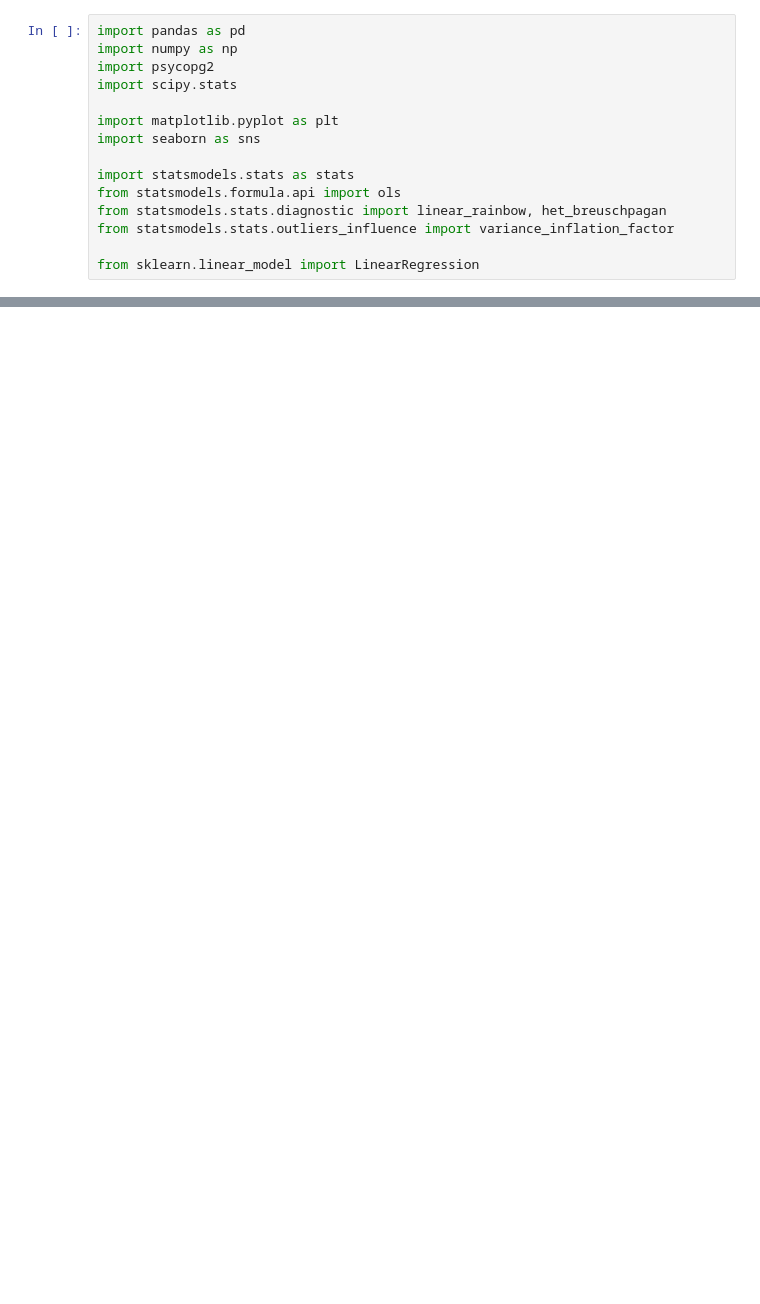
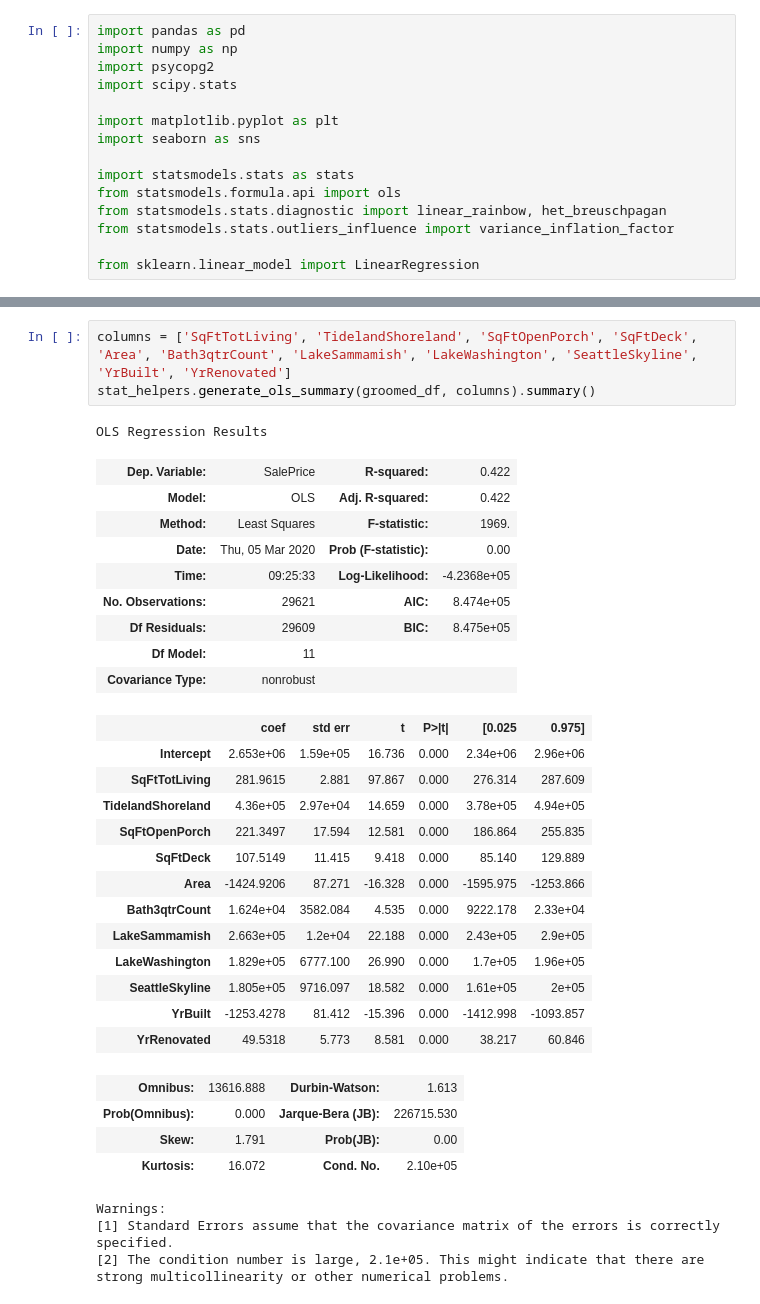
Before and after one commit to sam-thurman/king_county_housing, a Jupyter notebook: notebooks/exploratory/sam_exploratory_2.ipynb, the cells around one changed output, grey strips where cells are left out. Saved outputs shown, nothing was run; the diff lists cells and outputs as text; blank space fills up the shorter version.

```diff
--- a/notebooks/exploratory/sam_exploratory_2.ipynb
+++ b/notebooks/exploratory/sam_exploratory_2.ipynb
@@ -202,0 +203,35 @@ bootstrapped_welch_unequalsamp_bin(groomed_df, 'TidelandShoreland')
+# %%
+columns = ['SqFtTotLiving', 'TidelandShoreland', 'SqFtOpenPorch', 'SqFtDeck', 'Area', 'Bath3qtrCount', 'LakeSammamish', 'LakeWashington', 'SeattleSkyline', 'YrBuilt', 'YrRenovated']
+stat_helpers.generate_ols_summary(groomed_df, columns).summary()
+# %% [output]
+OLS Regression Results
+| Dep. Variable: | SalePrice | R-squared: | 0.422 |
+| Model: | OLS | Adj. R-squared: | 0.422 |
+| Method: | Least Squares | F-statistic: | 1969. |
+| Date: | Thu, 05 Mar 2020 | Prob (F-statistic): | 0.00 |
+| Time: | 09:25:33 | Log-Likelihood: | -4.2368e+05 |
+| No. Observations: | 29621 | AIC: | 8.474e+05 |
+| Df Residuals: | 29609 | BIC: | 8.475e+05 |
+| Df Model: | 11 |  |  |
+| Covariance Type: | nonrobust |  |  |
+|  | coef | std err | t | P>|t| | [0.025 | 0.975] |
+| Intercept | 2.653e+06 | 1.59e+05 | 16.736 | 0.000 | 2.34e+06 | 2.96e+06 |
+| SqFtTotLiving | 281.9615 | 2.881 | 97.867 | 0.000 | 276.314 | 287.609 |
+| TidelandShoreland | 4.36e+05 | 2.97e+04 | 14.659 | 0.000 | 3.78e+05 | 4.94e+05 |
+| SqFtOpenPorch | 221.3497 | 17.594 | 12.581 | 0.000 | 186.864 | 255.835 |
+| SqFtDeck | 107.5149 | 11.415 | 9.418 | 0.000 | 85.140 | 129.889 |
+| Area | -1424.9206 | 87.271 | -16.328 | 0.000 | -1595.975 | -1253.866 |
+| Bath3qtrCount | 1.624e+04 | 3582.084 | 4.535 | 0.000 | 9222.178 | 2.33e+04 |
+| LakeSammamish | 2.663e+05 | 1.2e+04 | 22.188 | 0.000 | 2.43e+05 | 2.9e+05 |
+| LakeWashington | 1.829e+05 | 6777.100 | 26.990 | 0.000 | 1.7e+05 | 1.96e+05 |
+| SeattleSkyline | 1.805e+05 | 9716.097 | 18.582 | 0.000 | 1.61e+05 | 2e+05 |
+| YrBuilt | -1253.4278 | 81.412 | -15.396 | 0.000 | -1412.998 | -1093.857 |
+| YrRenovated | 49.5318 | 5.773 | 8.581 | 0.000 | 38.217 | 60.846 |
+| Omnibus: | 13616.888 | Durbin-Watson: | 1.613 |
+| Prob(Omnibus): | 0.000 | Jarque-Bera (JB): | 226715.530 |
+| Skew: | 1.791 | Prob(JB): | 0.00 |
+| Kurtosis: | 16.072 | Cond. No. | 2.10e+05 |
+Warnings:
+[1] Standard Errors assume that the covariance matrix of the errors is correctly specified.
+[2] The condition number is large, 2.1e+05. This might indicate that there are
+strong multicollinearity or other numerical problems.
```
Also changed, not shown: parts of 37 cells of this notebook, 3 other files.
